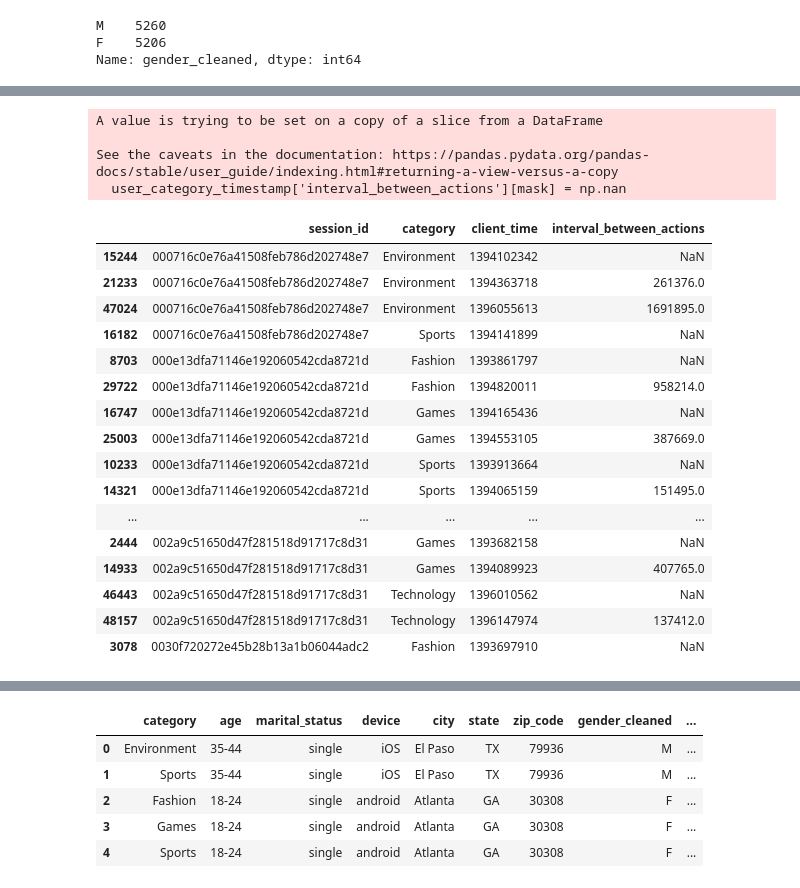
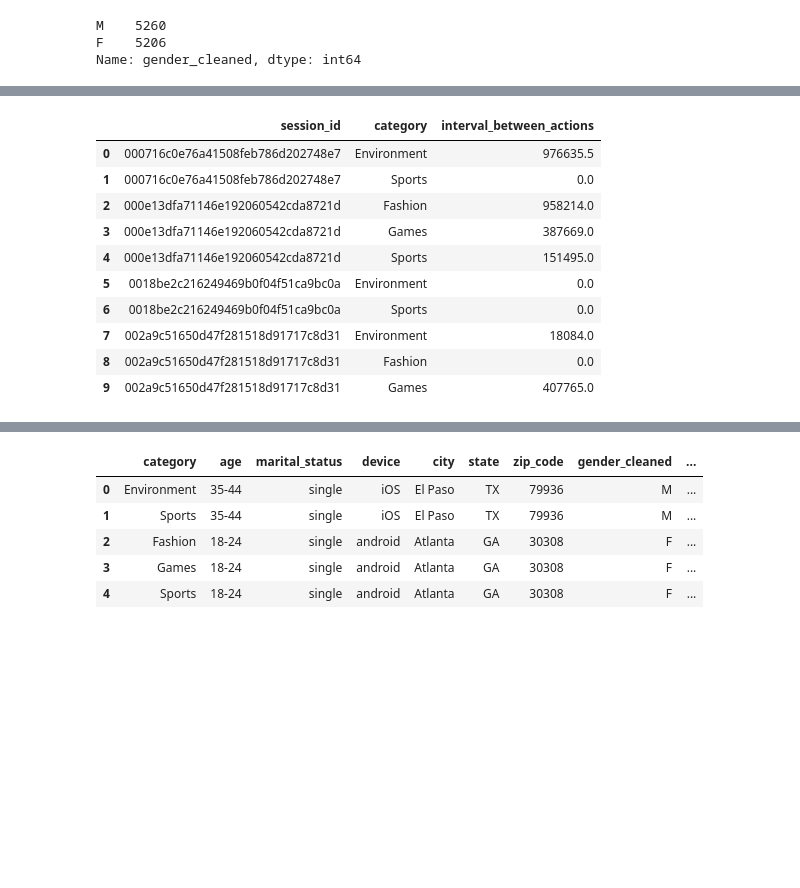
Before and after one commit to sanjeeth-baliga/The-Learning-Expedition, a Jupyter notebook: data-viz-challenge-segmentation.ipynb, the cells around one changed output, grey strips where cells are left out. Saved outputs shown, nothing was run; the diff lists cells and outputs as text; code cells hidden in the pictures; blank space fills up the shorter version.

Commit message:
Kaggle Notebook | Data Viz Challenge | Version 5

```diff
--- a/data-viz-challenge-segmentation.ipynb
+++ b/data-viz-challenge-segmentation.ipynb
@@ -266,5 +227,6 @@ Hence, gender is the only feature that requires error correction. Let's make sur
 # %%
-gender_data = fulldata_df[['session_id','gender']]
+gender_data = fulldata_df[['session_id','gender']].copy()
 gender_data.drop_duplicates(inplace=True)
-gender_data
+gender_dist = pd.crosstab(gender_data['session_id'],gender_data['gender']).reset_index()
+gender_dist.head(4)
 # %% [output]
@@ -406,27 +325,25 @@ user_category_timestamp.head(20)
+# %%
+pd.set_option('mode.chained_assignment',None)
 # %%
+data_slice = fulldata_cleaned[['session_id','category','client_time']].copy()
+user_category_timestamp = data_slice.sort_values(['session_id','category','client_time'],ascending=[True,True,True])
 user_category_timestamp['interval_between_actions'] = user_category_timestamp['client_time'].diff()
 mask = ((user_category_timestamp.session_id != user_category_timestamp.session_id.shift(1)) | (user_category_timestamp.category != user_category_timestamp.category.shift(1)))
 user_category_timestamp['interval_between_actions'][mask] = np.nan
-user_category_timestamp.head(20)
+user_category_timestamp.drop(['client_time'],inplace=True,axis='columns')
+avg_interval_actions = user_category_timestamp.groupby(['session_id','category']).mean()
+avg_interval_actions.reset_index(inplace=True)
+avg_interval_actions['interval_between_actions'].fillna(value=0,inplace=True)
+avg_interval_actions.head(10)
 # %% [output]
-A value is trying to be set on a copy of a slice from a DataFrame
-
-See the caveats in the documentation: https://pandas.pydata.org/pandas-docs/stable/user_guide/indexing.html#returning-a-view-versus-a-copy
-  user_category_timestamp['interval_between_actions'][mask] = np.nan
-|  | session_id | category | client_time | interval_between_actions |
-| 15244 | 000716c0e76a41508feb786d202748e7 | Environment | 1394102342 | NaN |
-| 21233 | 000716c0e76a41508feb786d202748e7 | Environment | 1394363718 | 261376.0 |
-| 47024 | 000716c0e76a41508feb786d202748e7 | Environment | 1396055613 | 1691895.0 |
-| 16182 | 000716c0e76a41508feb786d202748e7 | Sports | 1394141899 | NaN |
-| 8703 | 000e13dfa71146e192060542cda8721d | Fashion | 1393861797 | NaN |
-| 29722 | 000e13dfa71146e192060542cda8721d | Fashion | 1394820011 | 958214.0 |
-| 16747 | 000e13dfa71146e192060542cda8721d | Games | 1394165436 | NaN |
-| 25003 | 000e13dfa71146e192060542cda8721d | Games | 1394553105 | 387669.0 |
-| 10233 | 000e13dfa71146e192060542cda8721d | Sports | 1393913664 | NaN |
-| 14321 | 000e13dfa71146e192060542cda8721d | Sports | 1394065159 | 151495.0 |
-| ... | ... | ... | ... | ... |
-| 2444 | 002a9c51650d47f281518d91717c8d31 | Games | 1393682158 | NaN |
-| 14933 | 002a9c51650d47f281518d91717c8d31 | Games | 1394089923 | 407765.0 |
-| 46443 | 002a9c51650d47f281518d91717c8d31 | Technology | 1396010562 | NaN |
-| 48157 | 002a9c51650d47f281518d91717c8d31 | Technology | 1396147974 | 137412.0 |
-| 3078 | 0030f720272e45b28b13a1b06044adc2 | Fashion | 1393697910 | NaN |
+|  | session_id | category | interval_between_actions |
+| 0 | 000716c0e76a41508feb786d202748e7 | Environment | 976635.5 |
+| 1 | 000716c0e76a41508feb786d202748e7 | Sports | 0.0 |
+| 2 | 000e13dfa71146e192060542cda8721d | Fashion | 958214.0 |
+| 3 | 000e13dfa71146e192060542cda8721d | Games | 387669.0 |
+| 4 | 000e13dfa71146e192060542cda8721d | Sports | 151495.0 |
+| 5 | 0018be2c216249469b0f04f51ca9bc0a | Environment | 0.0 |
+| 6 | 0018be2c216249469b0f04f51ca9bc0a | Sports | 0.0 |
+| 7 | 002a9c51650d47f281518d91717c8d31 | Environment | 18084.0 |
+| 8 | 002a9c51650d47f281518d91717c8d31 | Fashion | 0.0 |
+| 9 | 002a9c51650d47f281518d91717c8d31 | Games | 407765.0 |
```
Also changed, not shown: parts of 123 cells of this notebook.
